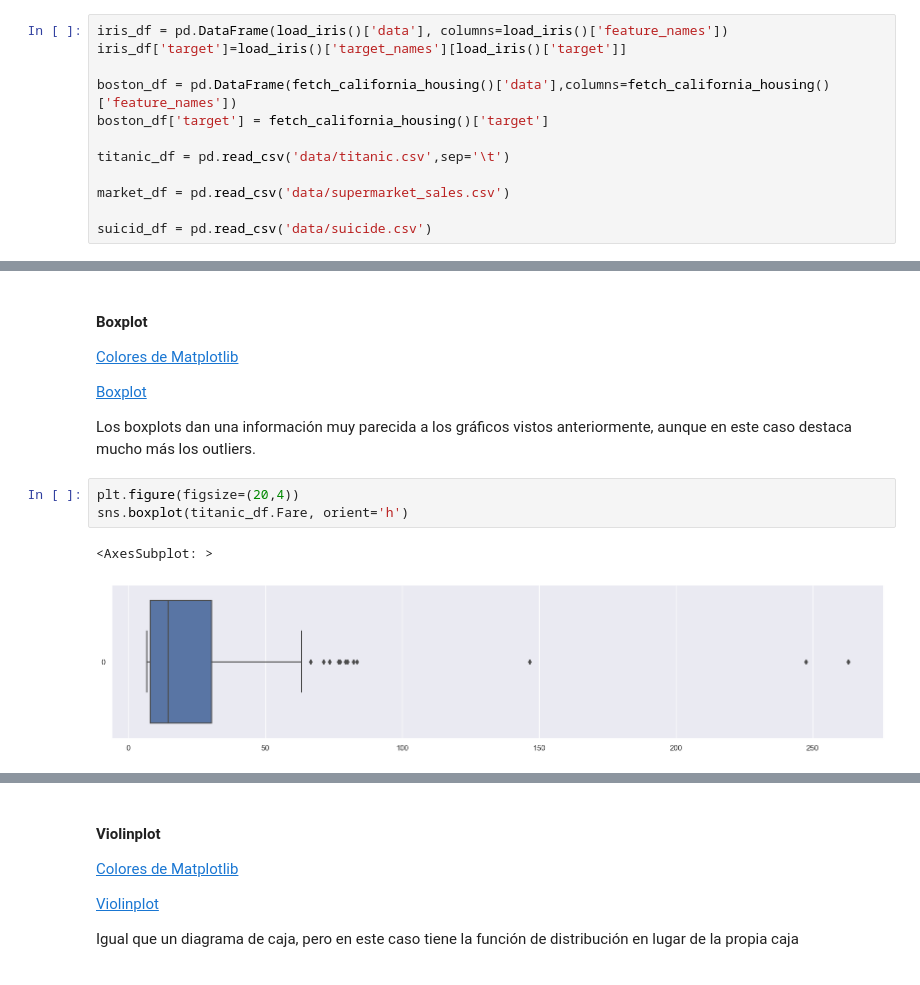
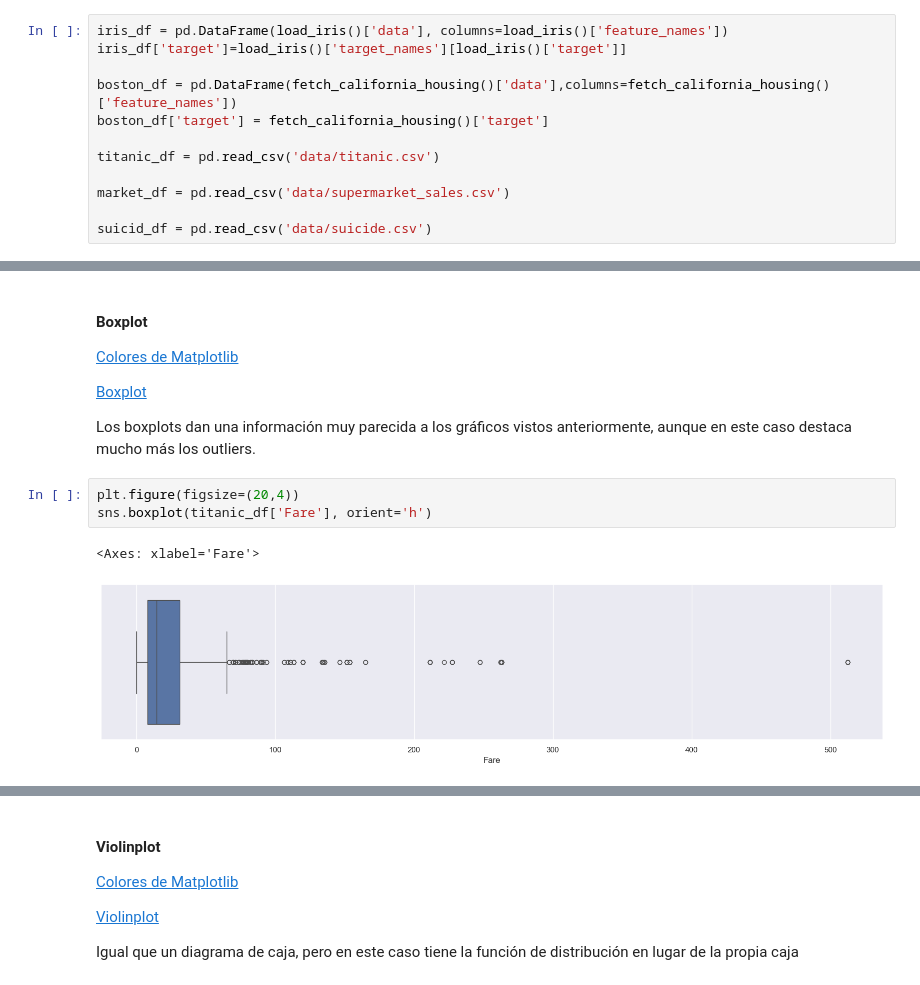
Before and after one commit to mariaortizz/DS_PT_09_2023, a Jupyter notebook: Data_Analysis/5-Visualización/Teoria/02- Seaborn.ipynb, the cells around one changed output, grey strips where cells are left out. Cells and saved outputs as stored; diff of their text form.

```diff
--- a/Data_Analysis/5-Visualización/Teoria/02- Seaborn.ipynb
+++ b/Data_Analysis/5-Visualización/Teoria/02- Seaborn.ipynb
@@ -50,7 +50,7 @@ iris_df['target']=load_iris()['target_names'][load_iris()['target']]
 boston_df = pd.DataFrame(fetch_california_housing()['data'],columns=fetch_california_housing()['feature_names'])
 boston_df['target'] = fetch_california_housing()['target']
 
-titanic_df = pd.read_csv('data/titanic.csv',sep='\t')
+titanic_df = pd.read_csv('data/titanic.csv')
 
 market_df = pd.read_csv('data/supermarket_sales.csv')
 
@@ -156,10 +152,10 @@ sns.distplot(titanic_df.Fare,rug=True)
 Los boxplots dan una información muy parecida a los gráficos vistos anteriormente, aunque en este caso destaca mucho más los outliers.
 # %%
 plt.figure(figsize=(20,4))
-sns.boxplot(titanic_df.Fare, orient='h')
+sns.boxplot(titanic_df['Fare'], orient='h')
 # %% [output]
-<AxesSubplot: >
+<Axes: xlabel='Fare'>
-[figure, old version]
+[figure, new version]
 # %% [markdown]
 ![boxplot.png](attachment:boxplot.png)
 # %% [markdown]
```
Also changed, not shown: parts of 41 cells of this notebook, 1 other file.
